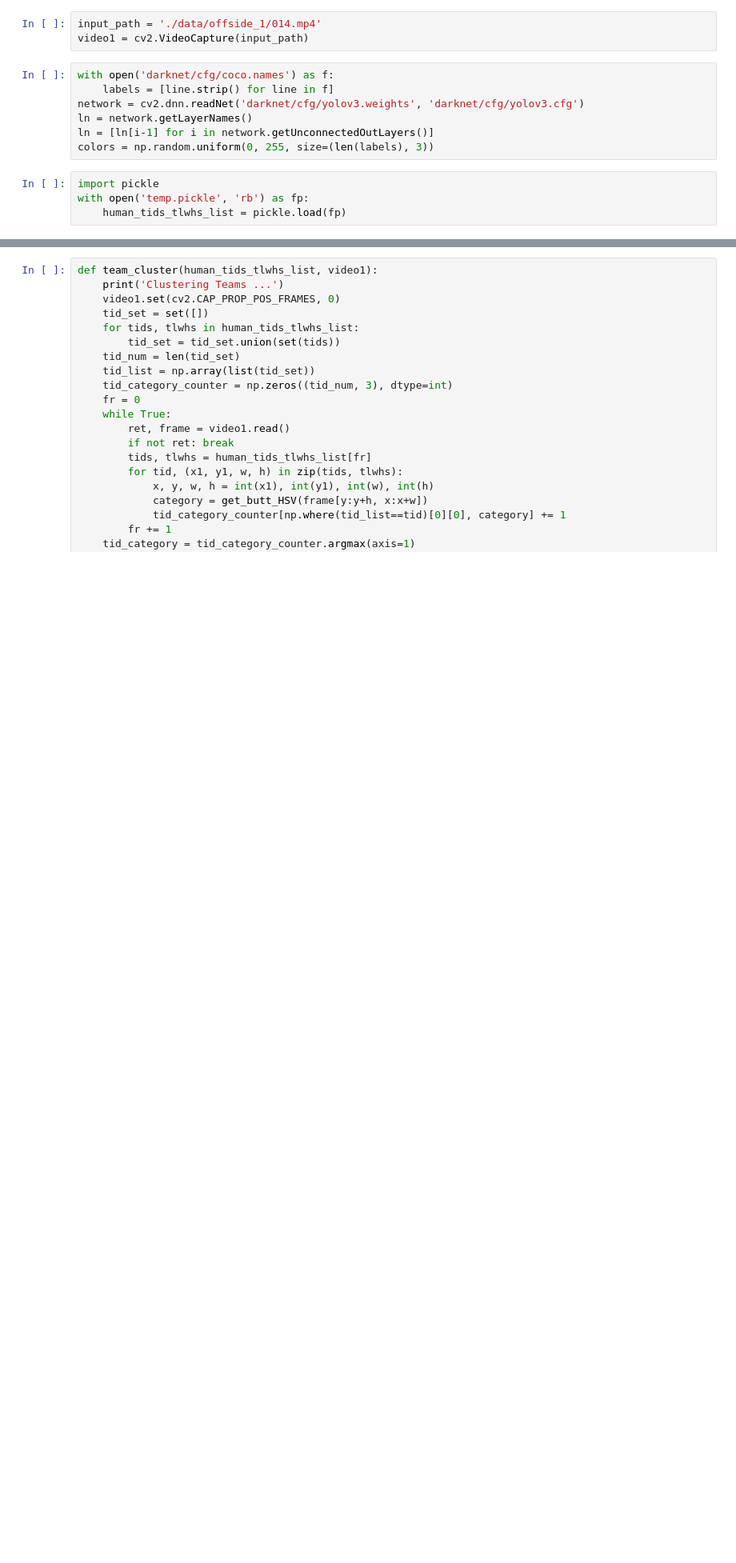
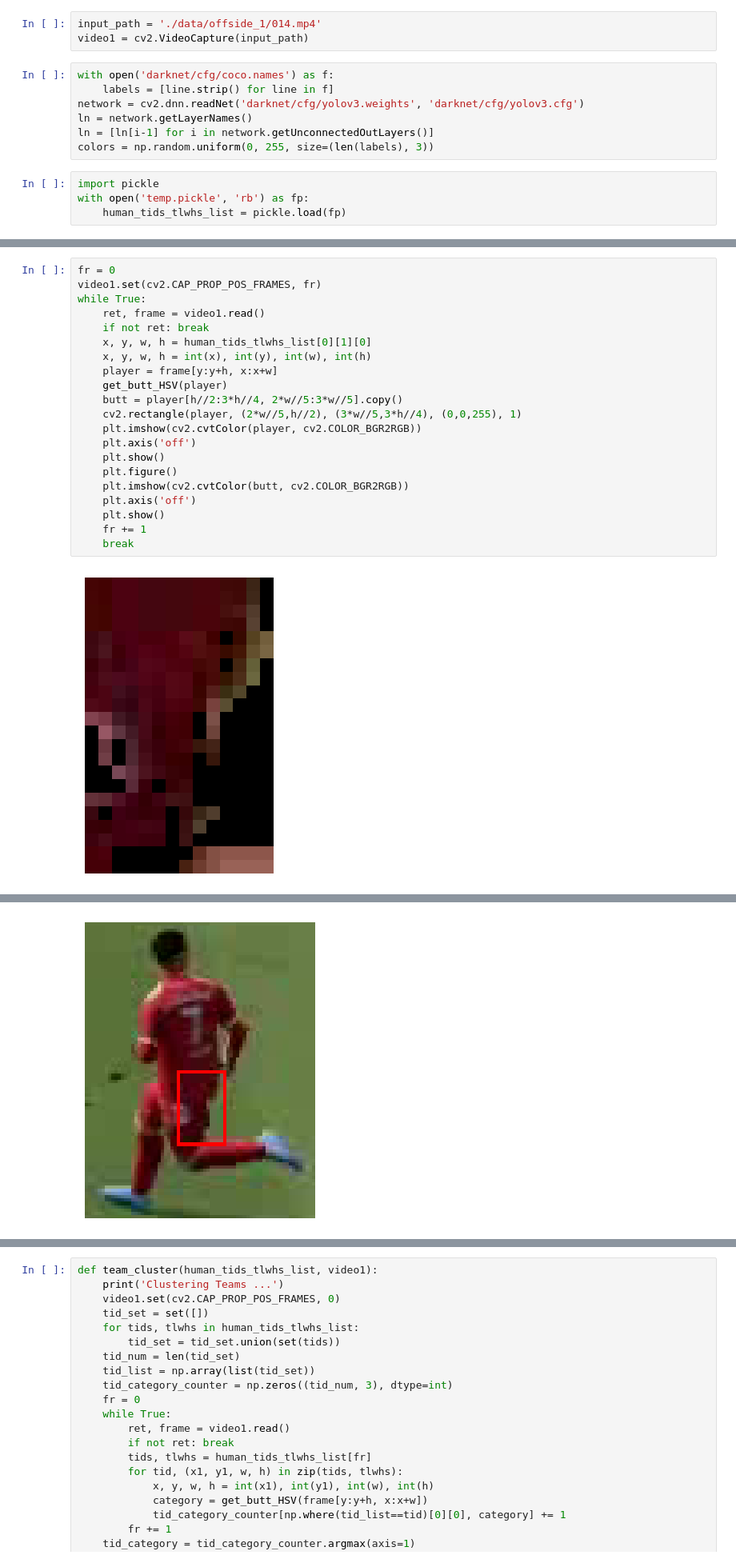
Before and after one commit to Wootack/22A_CV_Project_Team4, a Jupyter notebook: test.ipynb, the cells around one changed output, grey strips where cells are left out. Shown: that part at 80% size. Saved outputs shown, nothing was run; the diff lists cells and outputs as text; blank space fills up the shorter version.

```diff
--- a/test.ipynb
+++ b/test.ipynb
@@ -18,0 +25,23 @@ with open('temp.pickle', 'rb') as fp:
+# %%
+fr = 0
+video1.set(cv2.CAP_PROP_POS_FRAMES, fr)
+while True:
+    ret, frame = video1.read()
+    if not ret: break
+    x, y, w, h = human_tids_tlwhs_list[0][1][0]
+    x, y, w, h = int(x), int(y), int(w), int(h)
+    player = frame[y:y+h, x:x+w]
+    get_butt_HSV(player)
+    butt = player[h//2:3*h//4, 2*w//5:3*w//5].copy()
+    cv2.rectangle(player, (2*w//5,h//2), (3*w//5,3*h//4), (0,0,255), 1)
+    plt.imshow(cv2.cvtColor(player, cv2.COLOR_BGR2RGB))
+    plt.axis('off')
+    plt.show()
+    plt.figure()
+    plt.imshow(cv2.cvtColor(butt, cv2.COLOR_BGR2RGB))
+    plt.axis('off')
+    plt.show()
+    fr += 1
+    break
+# %% [output]
+[figure, added]
@@ -18,0 +49 @@ with open('temp.pickle', 'rb') as fp:
+[figure, added]
```
Also changed, not shown: parts of 6 cells of this notebook, 1 other file.
